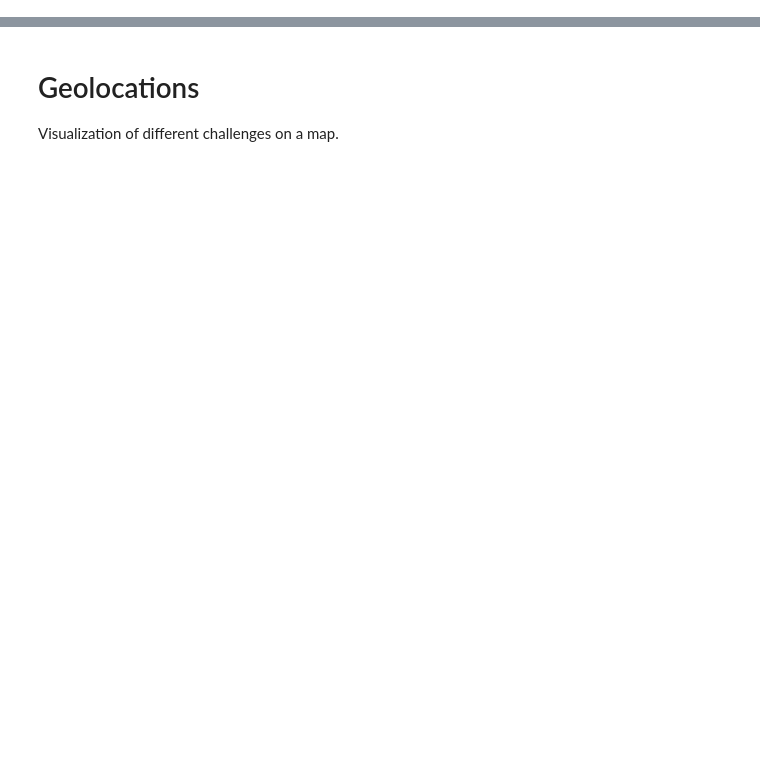
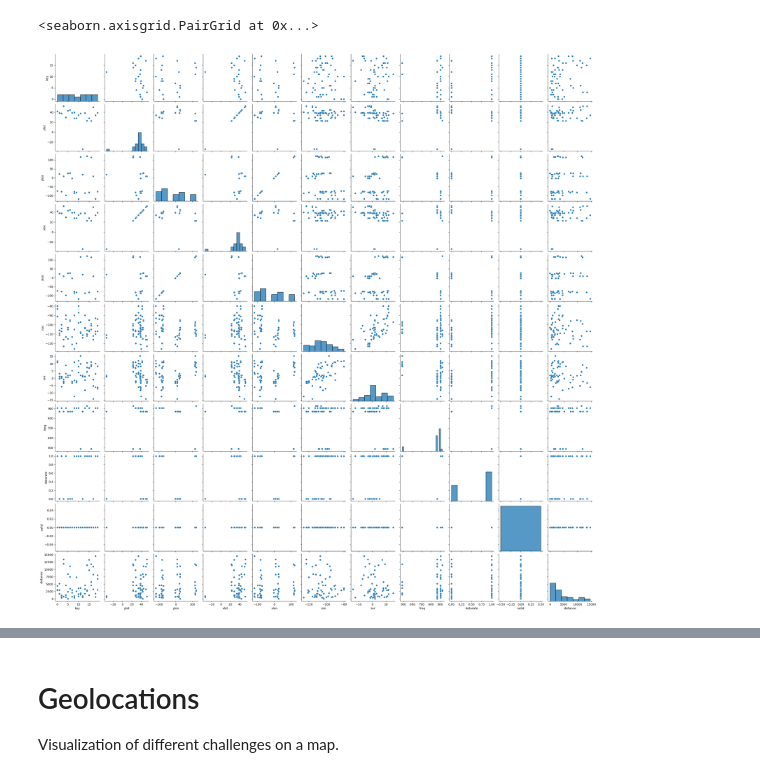
Before and after one commit to emergotechnologies/helium-positioning-model-engineering, a Jupyter notebook: notebooks/eda.ipynb, the cells around one changed output, grey strips where cells are left out. Cells and saved outputs as stored; diff of their text form; code cells hidden in the pictures; blank space fills up the shorter version.

```diff
--- a/notebooks/eda.ipynb
+++ b/notebooks/eda.ipynb
@@ -15,0 +84,5 @@ df.shape
+# %%
+sns.pairplot(data)
+# %% [output]
+<seaborn.axisgrid.PairGrid at 0x...>
+[figure, added]
```
Also changed, not shown: parts of 26 cells of this notebook, 1 other file.
